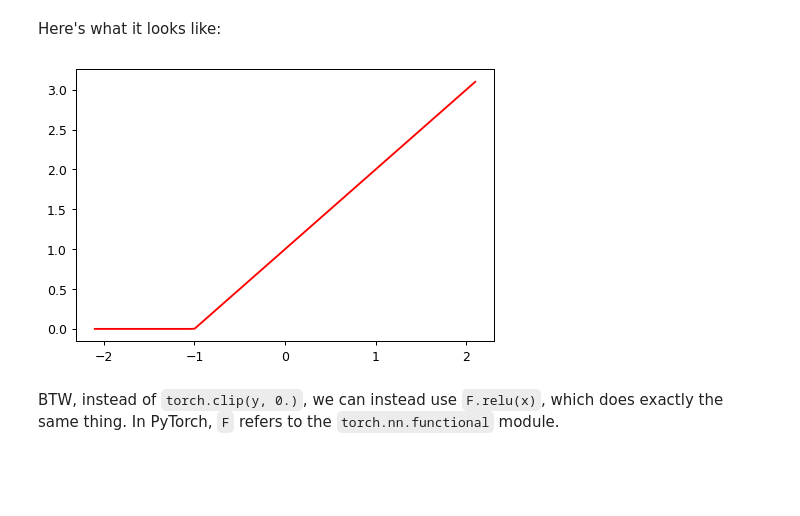
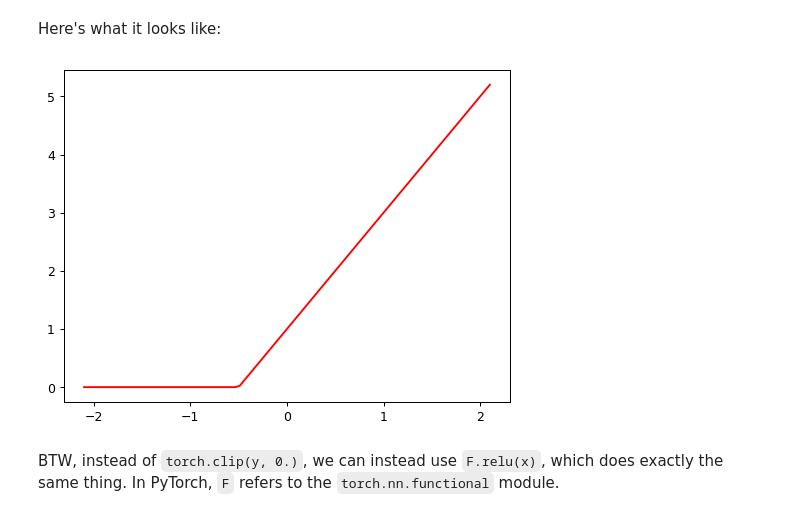
Before and after one commit to jebin2/Machine-Learning-Exercise, a Jupyter notebook: gradient_descent_cal.ipynb, the cells around one changed output. Saved outputs shown, nothing was run; the diff lists cells and outputs as text; code cells hidden in the pictures; blank space fills up the shorter version.

```diff
--- a/gradient_descent_cal.ipynb
+++ b/gradient_descent_cal.ipynb
@@ -234,13 +291,13 @@ In PyTorch, the function $max(x,0)$ is written as `np.clip(x,0)`. The combinatio
 # %%
 def rectified_linear(m,b,x):
     y = m*x+b
-    return torch.clip(y, 0.)
+    return torch.clip(y, 0)
 # %% [markdown]
 Here's what it looks like:
 # %%
-plot_function(partial(rectified_linear, 1,1))
+plot_function(partial(rectified_linear, 2,1))
 # %% [output]
-[figure, old version]
+[figure, new version]
 # %% [markdown]
 BTW, instead of `torch.clip(y, 0.)`, we can instead use `F.relu(x)`, which does exactly the same thing. In PyTorch, `F` refers to the `torch.nn.functional` module.
 # %%
```
Also changed, not shown: parts of 15 cells of this notebook, 1 other file.
